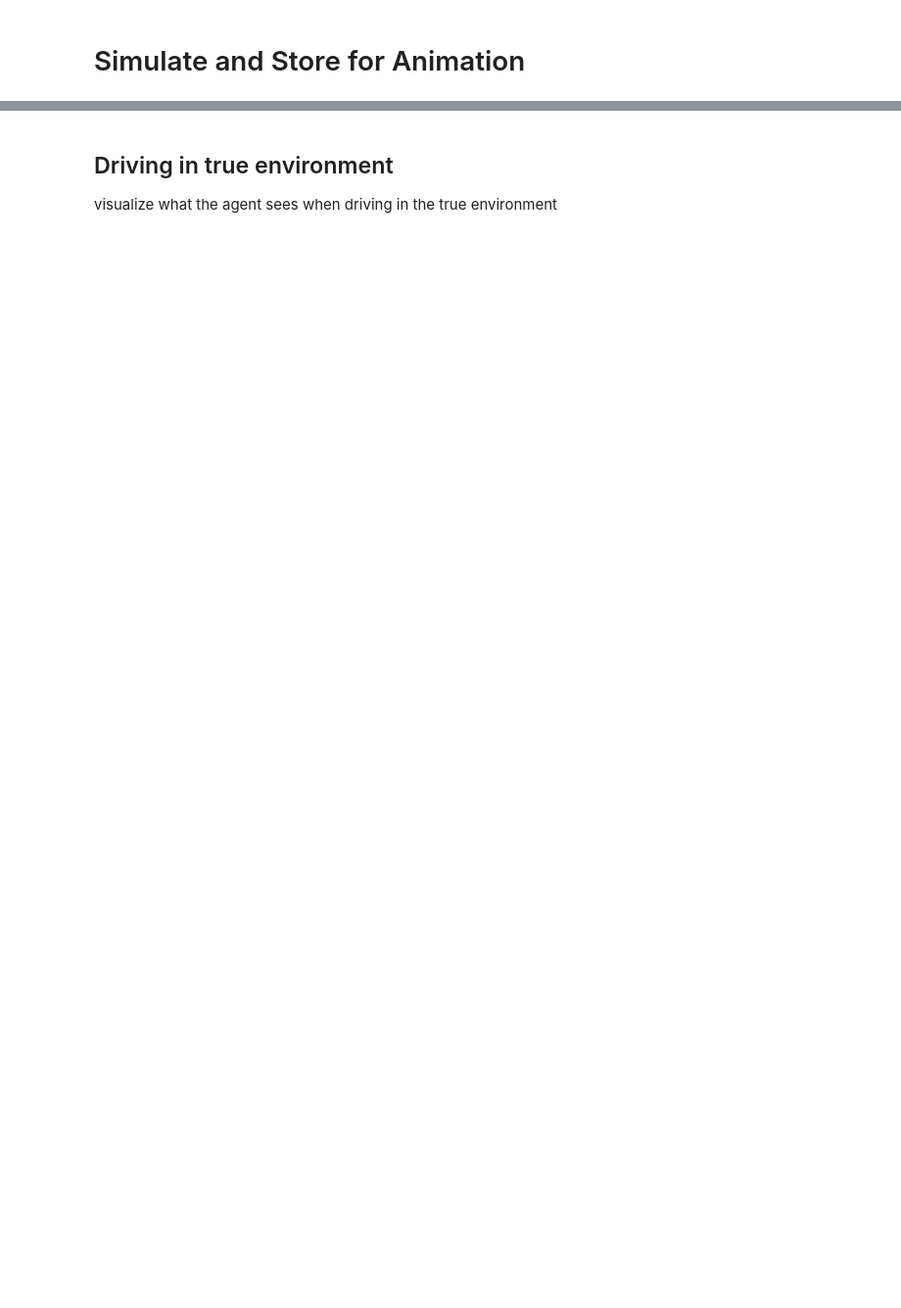
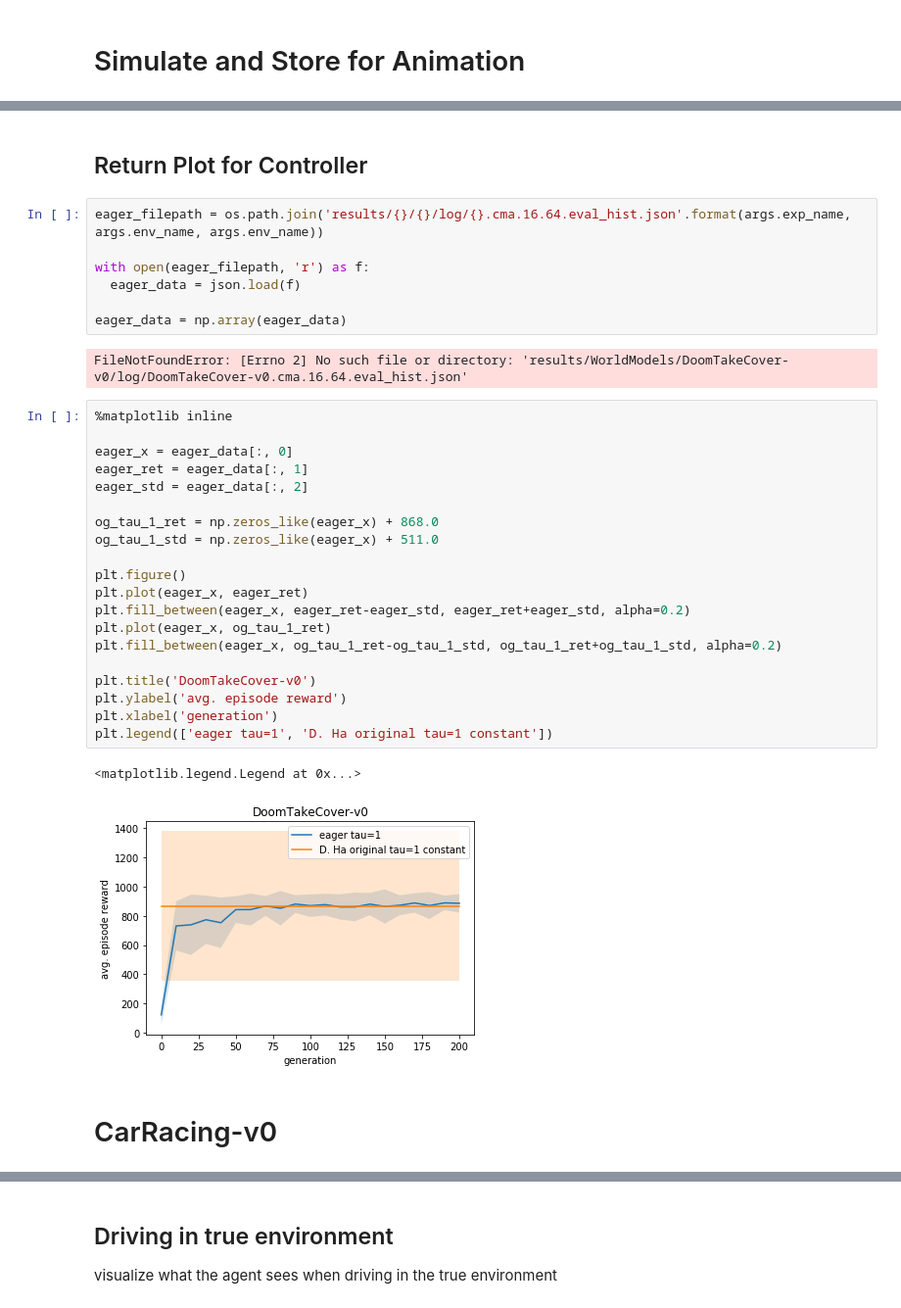
Before and after one commit to zacwellmer/WorldModels, a Jupyter notebook: WorldModels/visualizations.ipynb, the cells around one changed output, grey strips where cells are left out. Shown at 98% size. Drawn from its saved outputs; the diff is of its cells as text; blank space fills up the shorter version.

```diff
--- a/WorldModels/visualizations.ipynb
+++ b/WorldModels/visualizations.ipynb
@@ -105,0 +194,36 @@ def sim(c, env, vae, is_true_env=False):
+# %% [markdown]
+## Return Plot for Controller
+# %%
+eager_filepath = os.path.join('results/{}/{}/log/{}.cma.16.64.eval_hist.json'.format(args.exp_name, args.env_name, args.env_name))
+
+with open(eager_filepath, 'r') as f:
+  eager_data = json.load(f)
+
+eager_data = np.array(eager_data)
+# %% [output]
+FileNotFoundError: [Errno 2] No such file or directory: 'results/WorldModels/DoomTakeCover-v0/log/DoomTakeCover-v0.cma.16.64.eval_hist.json'
+# %%
+%matplotlib inline
+
+eager_x = eager_data[:, 0]
+eager_ret = eager_data[:, 1]
+eager_std = eager_data[:, 2]
+
+og_tau_1_ret = np.zeros_like(eager_x) + 868.0
+og_tau_1_std = np.zeros_like(eager_x) + 511.0
+
+plt.figure()
+plt.plot(eager_x, eager_ret)
+plt.fill_between(eager_x, eager_ret-eager_std, eager_ret+eager_std, alpha=0.2)
+plt.plot(eager_x, og_tau_1_ret)
+plt.fill_between(eager_x, og_tau_1_ret-og_tau_1_std, og_tau_1_ret+og_tau_1_std, alpha=0.2)
+
+plt.title('DoomTakeCover-v0')
+plt.ylabel('avg. episode reward')
+plt.xlabel('generation')
+plt.legend(['eager tau=1', 'D. Ha original tau=1 constant'])
+# %% [output]
+<matplotlib.legend.Legend at 0x...>
+[figure, added]
+# %% [markdown]
+# CarRacing-v0
```
Also changed, not shown: parts of 38 cells of this notebook, 51 other files.
